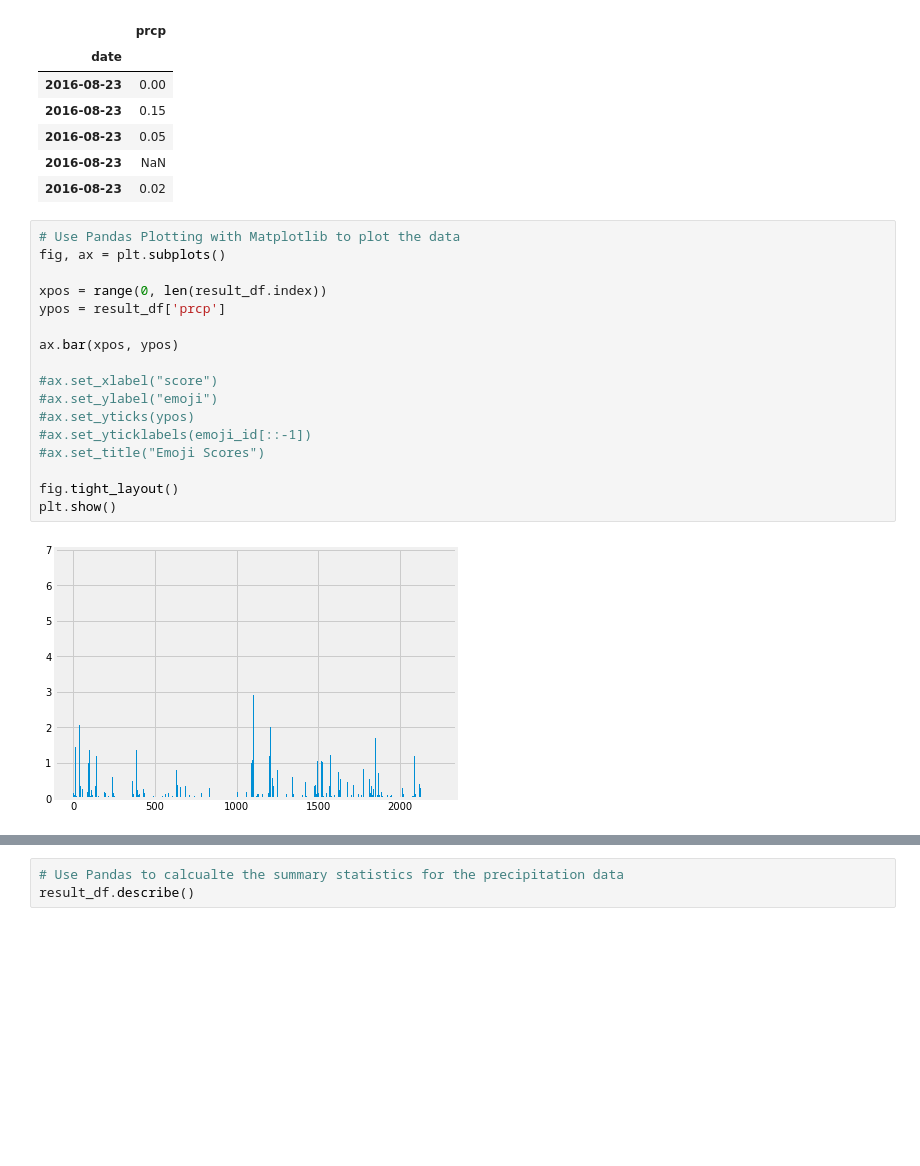
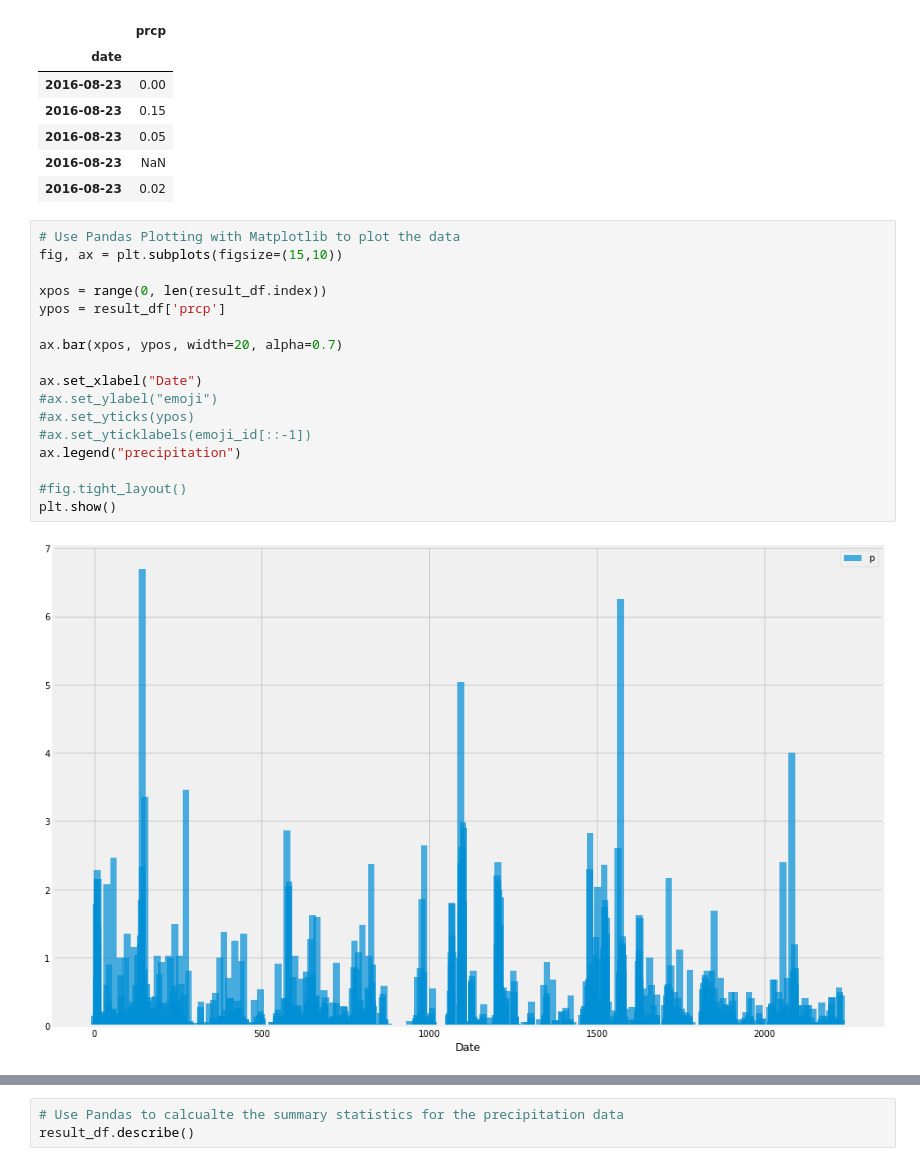
Before and after one commit to zhenyang9261/data-homework-orm, a Jupyter notebook: climate_starter.ipynb, the cells around one changed output, grey strips where cells are left out. Cells and saved outputs as stored; diff of their text form; blank space fills up the shorter version.

```diff
--- a/climate_starter.ipynb
+++ b/climate_starter.ipynb
@@ -152,23 +152,23 @@ result_df.head()
 | 2016-08-23 | 0.02 |
 # %%
 # Use Pandas Plotting with Matplotlib to plot the data
-fig, ax = plt.subplots()
+fig, ax = plt.subplots(figsize=(15,10))
 
 xpos = range(0, len(result_df.index))
 ypos = result_df['prcp']
 
-ax.bar(xpos, ypos)
+ax.bar(xpos, ypos, width=20, alpha=0.7)
 
-#ax.set_xlabel("score")
+ax.set_xlabel("Date")
 #ax.set_ylabel("emoji")
 #ax.set_yticks(ypos)
 #ax.set_yticklabels(emoji_id[::-1])
-#ax.set_title("Emoji Scores")
+ax.legend("precipitation")
 
-fig.tight_layout()
+#fig.tight_layout()
 plt.show()
 # %% [output]
-[figure, old version]
+[figure, new version]
 # %% [markdown]
 ![precipitation](Images/precipitation.png)
 # %%
```
Also changed, not shown: parts of 4 cells of this notebook.
